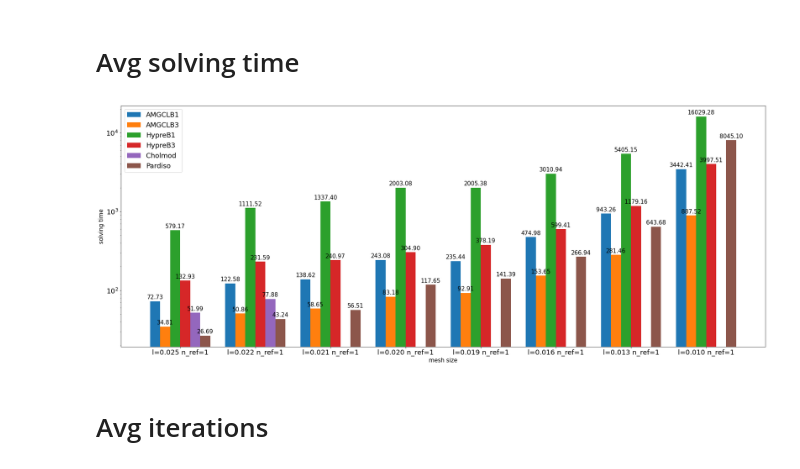
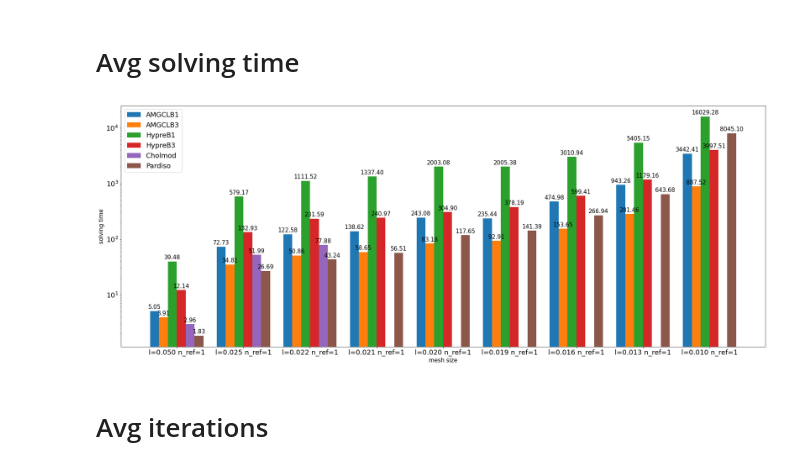
Before and after one commit to njsyw1997/PersonalScript, a Jupyter notebook: polyfem/stat.ipynb, the cells around one changed output. Saved outputs shown, nothing was run; the diff lists cells and outputs as text; code cells hidden in the pictures.

```diff
--- a/polyfem/stat.ipynb
+++ b/polyfem/stat.ipynb
@@ -11,8 +11,7 @@ from matplotlib.ticker import FormatStrFormatter
 import matplotlib
 # %%
 discr_dict={'P1':0,'P2':1,'P3':2,'P4':3,'Q1':4,'Q2':5}
-# mesh_dict={"square_beam_0.5":0,"square_beam_0.25":1,"square_beam_0.1":2,"square_beam_0.05":3,"square_beam_0.025":4,"square_beam_0.01":5,"square_beam_0.005":6}
-mesh_dict={"square_beam_0.025":0,"square_beam_0.022":1,"square_beam_0.021":2,"square_beam_0.020":3,"square_beam_0.019":4,"square_beam_0.016":5,"square_beam_0.013":6,"square_beam_0.010":7}
+mesh_dict={"square_beam_0.050":0,"square_beam_0.025":1,"square_beam_0.022":2,"square_beam_0.021":3,"square_beam_0.020":4,"square_beam_0.019":5,"square_beam_0.016":6,"square_beam_0.013":7,"square_beam_0.010":8}
 solver_list=["AMGCL","Hypre","Eigen::CholmodSupernodalLLT","Eigen::PardisoLDLT"]
 class Cal_result(object):
     # solver_name="AMGCL"
@@ -103,6 +102,8 @@ for path in path_list:
     temp_path=path.split('/')
     solver_name=temp_path[0+start_index]
     mesh_name=temp_path[1+start_index]
+    if float(mesh_name.split('_')[-1])>0.050:
+        continue
     json_name=temp_path[2+start_index]
     discr_order=discr_dict[temp_path[3+start_index]]
     n_ref=int(temp_path[4+start_index][-1])
@@ -189,6 +190,7 @@ plt.yticks(fontsize=18, rotation=0)
 
 # P2 ref0-1
 n_refs=[1]
+discr_order=2
 x_length=len(mesh_dict) # the number of x axis
 labels=[] # X label
 for i in range(len(mesh_dict)):
@@ -203,37 +205,37 @@ ax.set_xticklabels(labels)
 
 
 
 data_list=[]
 for i in range(2):
     temp_data=np.zeros(x_length)
     for n_ref in n_refs:
-        search_list=search_result("AMGCL",n_ref_=n_ref,json_name_="bar",discr_order_=2,block_size_=1+2*i)
+        search_list=search_result("AMGCL",n_ref_=n_ref,json_name_="bar",discr_order_=discr_order,block_size_=1+2*i)
         for result in search_list:
             temp_data[len(n_refs)*mesh_dict[result.mesh_name]+n_ref-n_refs[0]]=np.average(result.time,axis=1)
     data_list.append(temp_data)
 for i in range(2):
     temp_data=np.zeros(x_length)
     for n_ref in n_refs:
-        search_list=search_result("Hypre",n_ref_=n_ref,json_name_="bar",discr_order_=2,block_size_=1+2*i)
+        search_list=search_result("Hypre",n_ref_=n_ref,json_name_="bar",discr_order_=discr_order,block_size_=1+2*i)
         for result in search_list:
             temp_data[len(n_refs)*mesh_dict[result.mesh_name]+n_ref-n_refs[0]]=np.average(result.time,axis=1)
     data_list.append(temp_data)
 for i in range(2,4):
     temp_data=np.zeros(x_length)
     for n_ref in n_refs:
-        search_list=search_result(solver_list[i],n_ref_=n_ref,json_name_="bar",discr_order_=2,block_size_=1)
+        search_list=search_result(solver_list[i],n_ref_=n_ref,json_name_="bar",discr_order_=discr_order,block_size_=1)
         for result in search_list:
             temp_data[len(n_refs)*mesh_dict[result.mesh_name]+n_ref-n_refs[0]]=np.average(result.time,axis=1)
     data_list.append(temp_data)
 for i in range(num_rects):
     ax.bar_label(ax.bar(x-0.4+0.8/(num_rects)*(i+0.5),data_list[i],0.8/num_rects,label=rect_lablels[i]),padding=3,fmt='%.2f',fontsize=15)
 ax.legend()
 
 plt.yscale("log") # log scale
 fig.tight_layout()
 plt.show()
 # %% [output]
-[figure, old version]
+[figure, new version]
 # %% [markdown]
 # Avg iterations
 # %%
```
Also changed, not shown: 20 other files.
